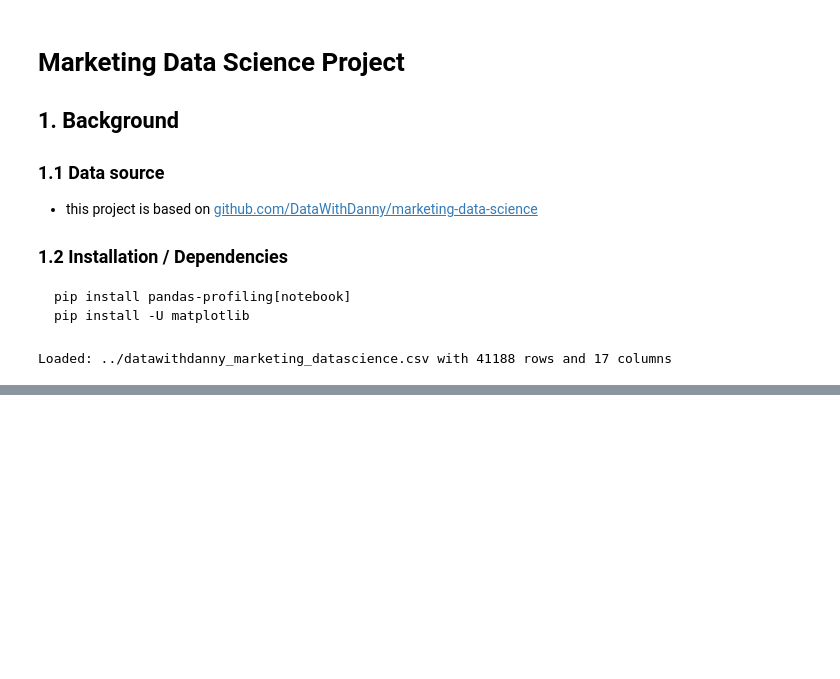
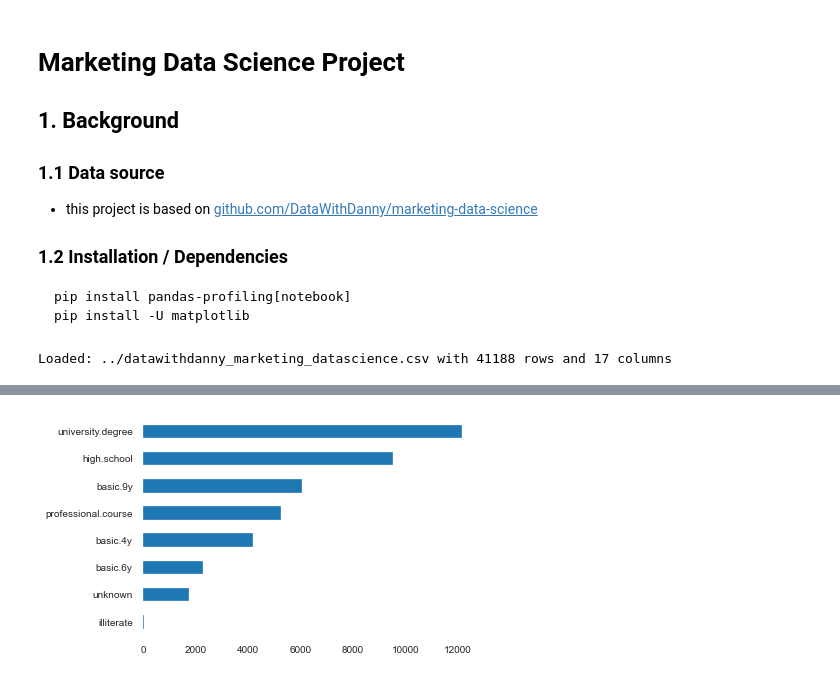
Before and after one commit to nathanielng/marketing-data-science, a Jupyter notebook: jupyter/01_analysis.ipynb, the cells around one changed output, grey strips where cells are left out. Cells and saved outputs as stored; diff of their text form; code cells hidden in the pictures; blank space fills up the shorter version.

```diff
--- a/jupyter/01_analysis.ipynb
+++ b/jupyter/01_analysis.ipynb
@@ -89,0 +116,4 @@ profile.to_notebook_iframe()
+# %%
+df['education'].value_counts().sort_values().plot(kind='barh');
+# %% [output]
+[figure, added]
```
Also changed, not shown: parts of 14 cells of this notebook, 1 other file.
